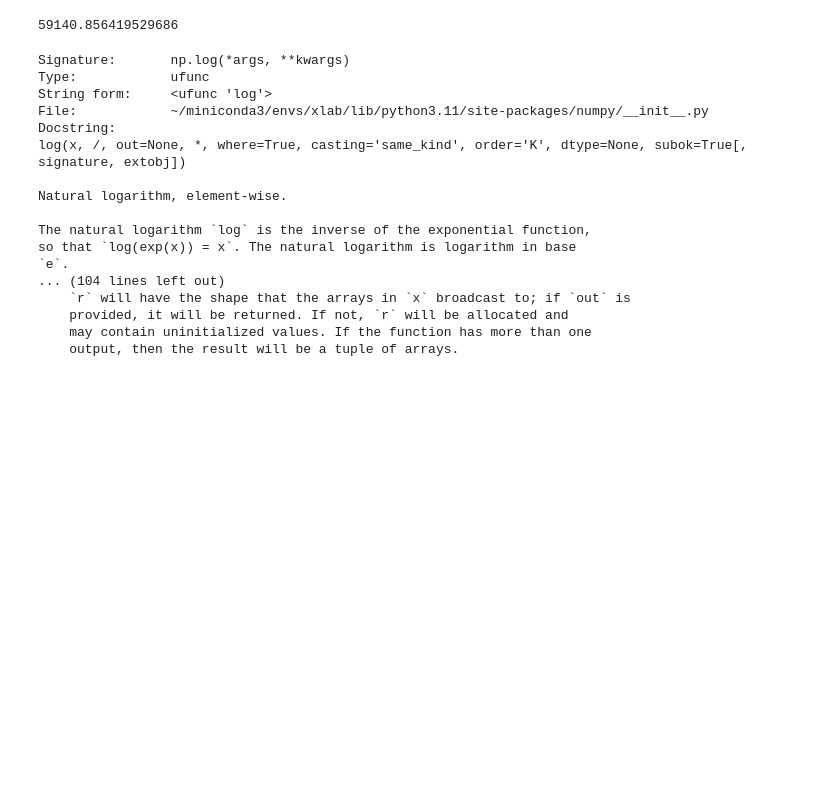
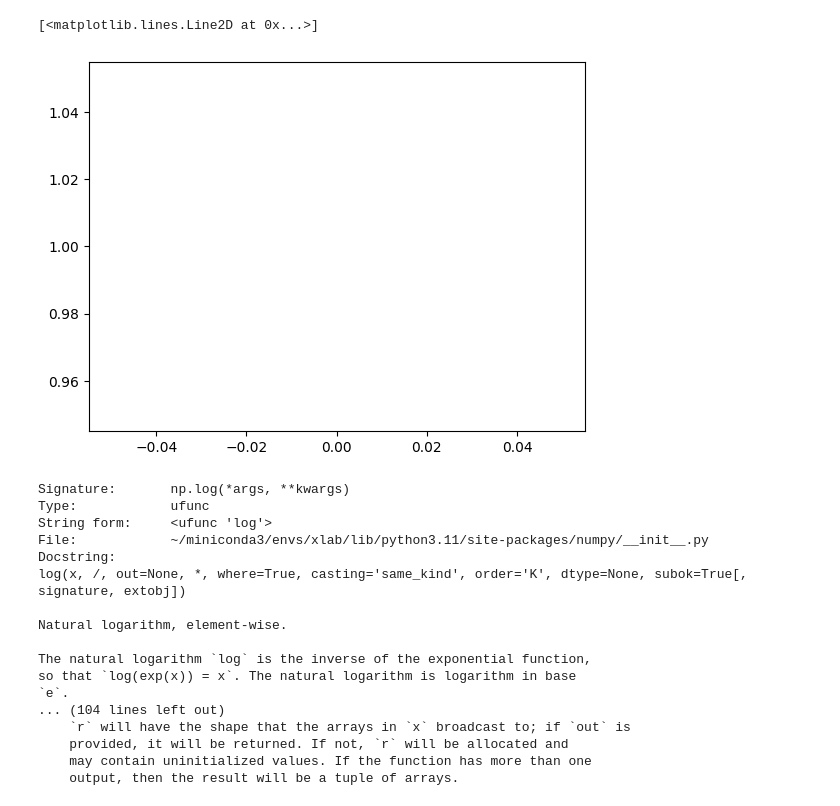
Before and after one commit to jcottaar/ariel2, a Jupyter notebook: analysis/temp.ipynb, the cells around one changed output. Cells and saved outputs as stored; diff of their text form; code cells hidden in the pictures; blank space fills up the shorter version.

```diff
--- a/analysis/temp.ipynb
+++ b/analysis/temp.ipynb
@@ -16,7 +14,9 @@ local
 # %%
-100000 * np.log10(1+np.log10(800))
+plt.figure()
+plt.plot([0,0],[1,1])
 # %% [output]
-59140.856419529686
+[<matplotlib.lines.Line2D at 0x...>]
+[figure, added]
 # %%
 np.log?
 # %% [output]
```
Also changed, not shown: parts of 1 cell of this notebook, 5 other files.
